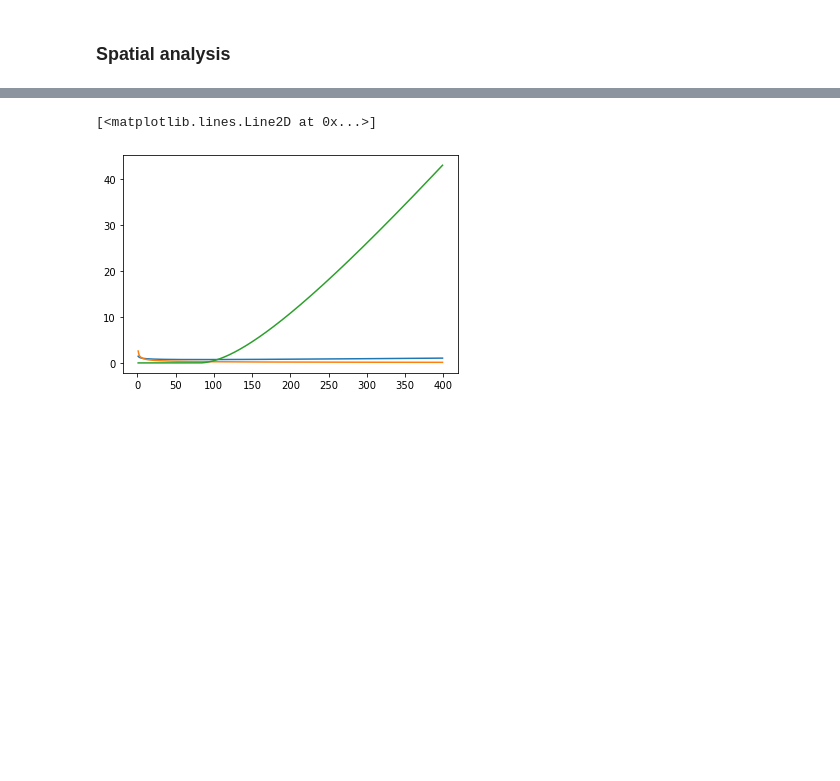
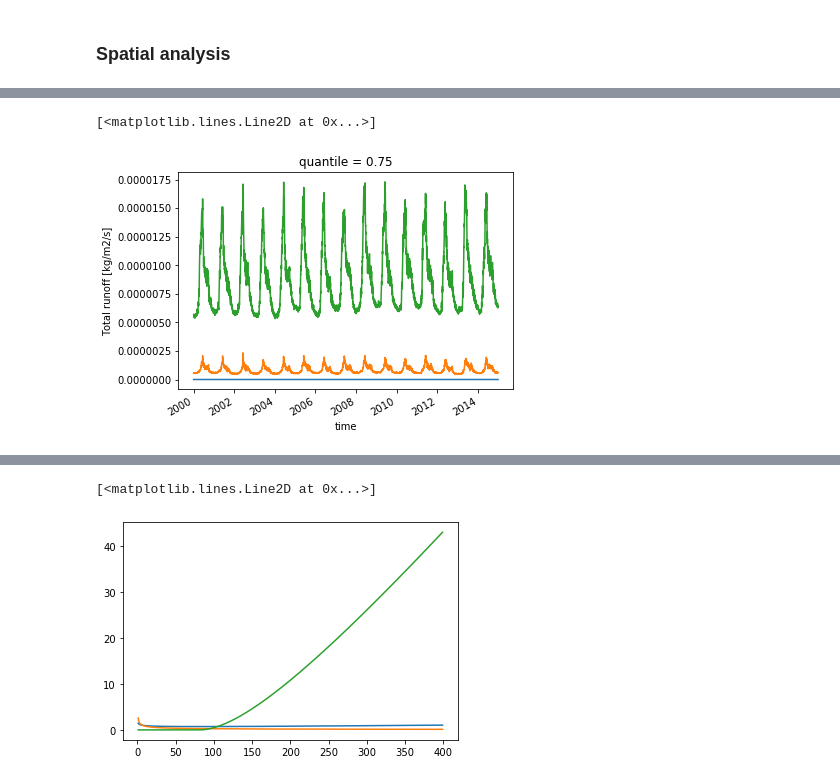
Before and after one commit to bask0/dl4es_ch18, a Jupyter notebook: src/notebooks/exp1.ipynb, the cells around one changed output, grey strips where cells are left out. Drawn from its saved outputs; the diff is of its cells as text; code cells hidden in the pictures; blank space fills up the shorter version.

```diff
--- a/src/notebooks/exp1.ipynb
+++ b/src/notebooks/exp1.ipynb
@@ -94,0 +88,31 @@ NameError: name 'plt' is not defined
+# %%
+def _single_xr_quantile(x, q, dim):
+    if isinstance(dim, str):
+        dim = [dim]
+    ndims = len(dim)
+    axes = tuple(np.arange(ndims)-ndims)
+    m = xr.apply_ufunc(
+        np.nanquantile, x,
+        input_core_dims=[dim],
+        dask='parallelized',
+        output_dtypes=[float],
+        keep_attrs=True,
+        kwargs={'q': q, 'axis': axes})
+    m.name = 'quantile'
+    return m
+
+def xr_quantile(x, q, dim):
+    if not hasattr([1, 2], '__iter__'):
+        q = [q]
+    quantiles = []
+    for i, q_ in enumerate(q):
+        r = _single_xr_quantile(x, q_, dim).compute()
+        quantiles.append(r)
+    quantiles = xr.concat(quantiles, 'quantile')
+    quantiles['quantile'] = q
+    quantiles.attrs.update({**x.attrs})
+
+
+    return quantiles
+# %%
+qs = xr_quantile(dss.obs, [0.25, 0.5, 0.75], dim=['lat', 'lon'])
@@ -94,0 +135,7 @@ NameError: name 'plt' is not defined
+# %%
+qs.isel(quantile=0).plot()
+qs.isel(quantile=1).plot()
+qs.isel(quantile=2).plot()
+# %% [output]
+[<matplotlib.lines.Line2D at 0x...>]
+[figure, added]
```
Also changed, not shown: parts of 54 cells of this notebook, 28 other files.
